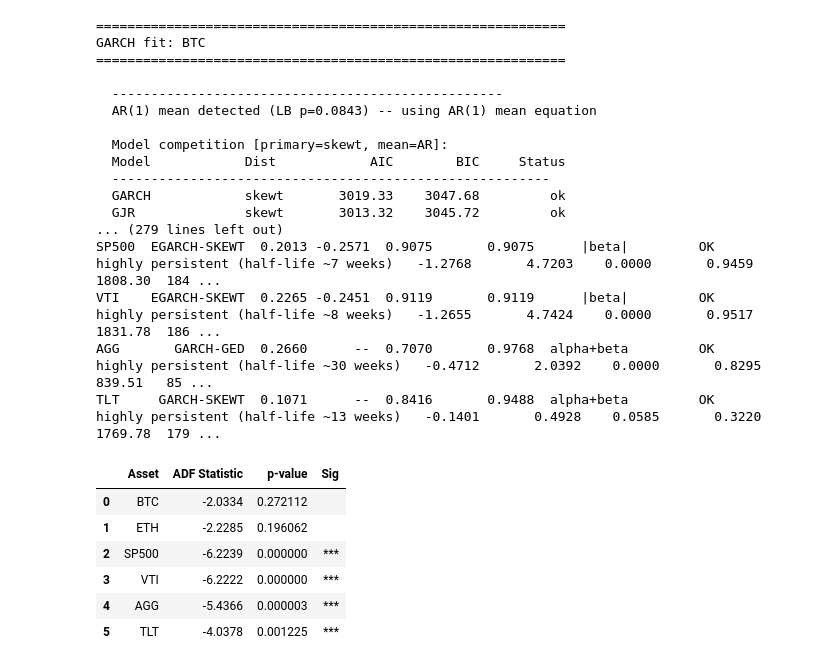
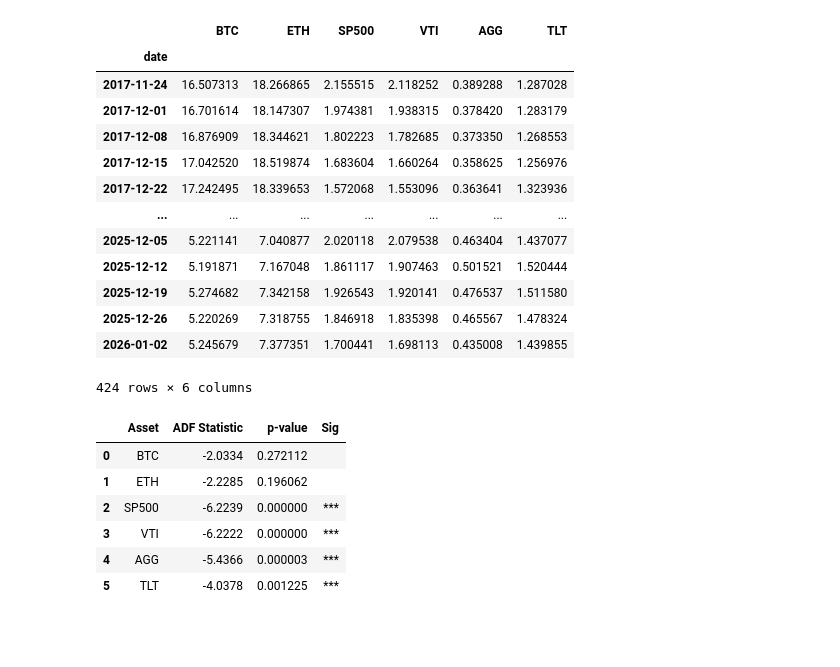
Before and after one commit to blurryskyx/DSE4211_Project, a Jupyter notebook: VAR Analysis.ipynb, the cells around one changed output. Drawn from its saved outputs; the diff is of its cells as text; code cells hidden in the pictures; blank space fills up the shorter version.

```diff
--- a/VAR Analysis.ipynb
+++ b/VAR Analysis.ipynb
@@ -13,42 +13,0 @@ from mgarch import mgarch
-# %%
-from garch_functions import (
-    fit_all_garch,
-    diagnostics_summary_table,
-    parameter_significance_table,
-    plot_all_diagnostics,
-    GARCHConfig,
-    DEFAULT_CONFIG
-)
-
-df = pd.read_csv("data/merged_data_v2.csv", index_col='date')
-df.dropna(inplace=True)
-df.index= pd.to_datetime(df.index, format = '%Y-%m-%d')
-weekly_df = df[["btc_adj_close", "eth_adj_close", "sp500_adj_close", "vti_adj_close", "agg_adj_close", "tlt_adj_close"]].resample("W-FRI").last().dropna()
-weekly_df.columns = ["BTC", "ETH", "SP500", "VTI", "AGG", "TLT"]
-price_assets = ["BTC", "ETH", "SP500", "VTI", "AGG", "TLT"] # treasury yield is in rates, will be treated differently
-weekly_logret = 100*np.log(weekly_df[price_assets] / weekly_df[price_assets].shift(1)).dropna()
-
-garch_results = fit_all_garch(weekly_logret, model_type="auto")
-diag_table = diagnostics_summary_table(garch_results)
-cond_vol_df = pd.DataFrame({
-    asset: garch_results[asset]["cond_vol"]
-    for asset in garch_results
-}).dropna()
-# %% [output]
-============================================================
-GARCH fit: BTC
-============================================================
-
-  --------------------------------------------------
-  AR(1) mean detected (LB p=0.0843) -- using AR(1) mean equation
-
-  Model competition [primary=skewt, mean=AR]:
-  Model            Dist            AIC        BIC     Status
-  --------------------------------------------------------
-  GARCH            skewt       3019.33    3047.68         ok
-  GJR              skewt       3013.32    3045.72         ok
-... (279 lines left out)
-SP500  EGARCH-SKEWT  0.2013 -0.2571  0.9075       0.9075      |beta|         OK                       highly persistent (half-life ~7 weeks)   -1.2768       4.7203    0.0000       0.9459  1808.30  184 ...
-VTI    EGARCH-SKEWT  0.2265 -0.2451  0.9119       0.9119      |beta|         OK                       highly persistent (half-life ~8 weeks)   -1.2655       4.7424    0.0000       0.9517  1831.78  186 ...
-AGG       GARCH-GED  0.2660      --  0.7070       0.9768  alpha+beta         OK                      highly persistent (half-life ~30 weeks)   -0.4712       2.0392    0.0000       0.8295   839.51   85 ...
-TLT     GARCH-SKEWT  0.1071      --  0.8416       0.9488  alpha+beta         OK                      highly persistent (half-life ~13 weeks)   -0.1401       0.4928    0.0585       0.3220  1769.78  179 ...
@@ -55,3 +17,20 @@ TLT     GARCH-SKEWT  0.1071      --  0.8416       0.9488  alpha+beta         OK
+# %%
+cond_vol_df
+# %% [output]
+|  | BTC | ETH | SP500 | VTI | AGG | TLT |
+| date |  |  |  |  |  |  |
+| 2017-11-24 | 16.507313 | 18.266865 | 2.155515 | 2.118252 | 0.389288 | 1.287028 |
+| 2017-12-01 | 16.701614 | 18.147307 | 1.974381 | 1.938315 | 0.378420 | 1.283179 |
+| 2017-12-08 | 16.876909 | 18.344621 | 1.802223 | 1.782685 | 0.373350 | 1.268553 |
+| 2017-12-15 | 17.042520 | 18.519874 | 1.683604 | 1.660264 | 0.358625 | 1.256976 |
+| 2017-12-22 | 17.242495 | 18.339653 | 1.572068 | 1.553096 | 0.363641 | 1.323936 |
+| ... | ... | ... | ... | ... | ... | ... |
+| 2025-12-05 | 5.221141 | 7.040877 | 2.020118 | 2.079538 | 0.463404 | 1.437077 |
+| 2025-12-12 | 5.191871 | 7.167048 | 1.861117 | 1.907463 | 0.501521 | 1.520444 |
+| 2025-12-19 | 5.274682 | 7.342158 | 1.926543 | 1.920141 | 0.476537 | 1.511580 |
+| 2025-12-26 | 5.220269 | 7.318755 | 1.846918 | 1.835398 | 0.465567 | 1.478324 |
+| 2026-01-02 | 5.245679 | 7.377351 | 1.700441 | 1.698113 | 0.435008 | 1.439855 |
+424 rows × 6 columns
 # %%
 #Check Stationarity (ADF)
 from statsmodels.tsa.stattools import adfuller
```
Also changed, not shown: parts of 9 cells of this notebook, 7 other files.
